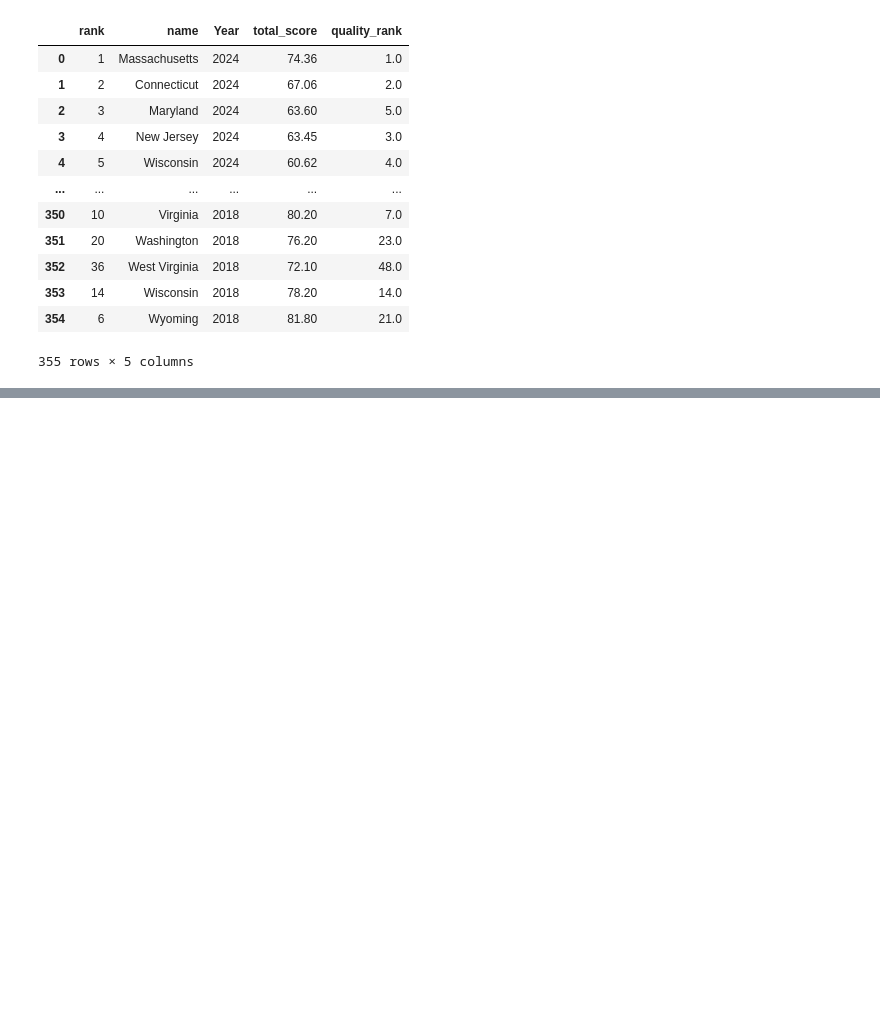
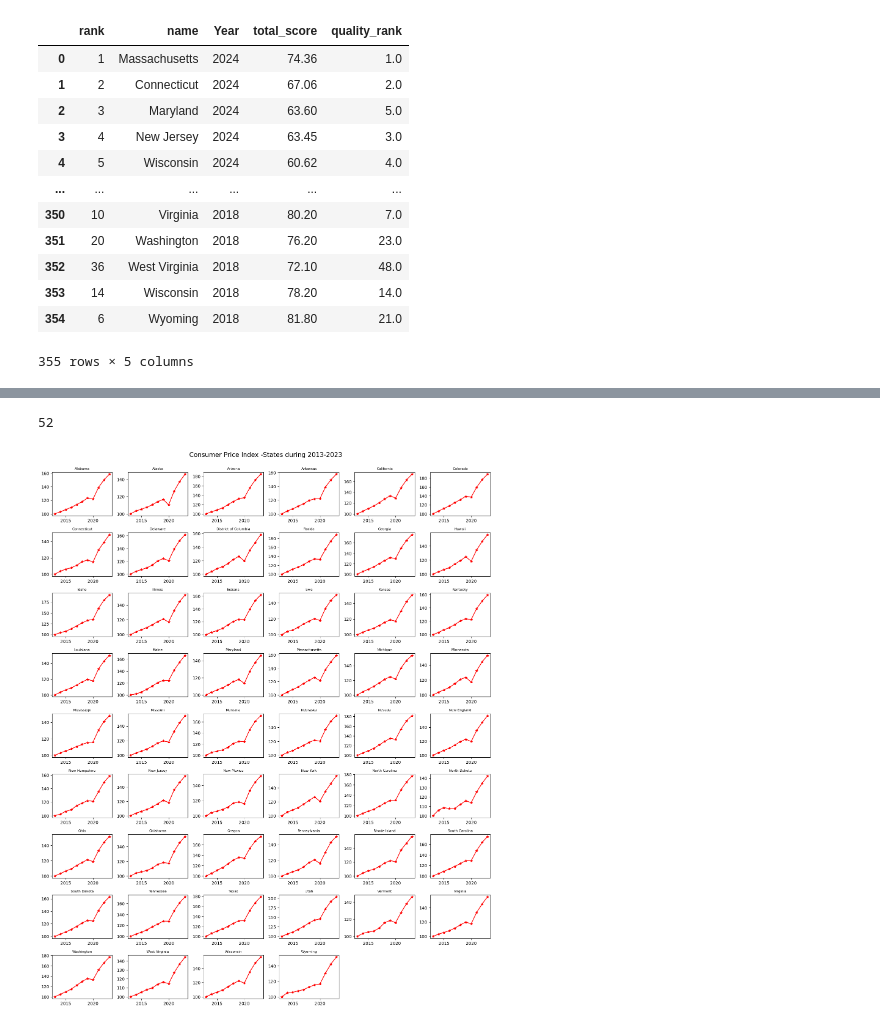
Before and after one commit to OBULI20/nss_capstone, a Jupyter notebook: notebook/Housing.ipynb, the cells around one changed output, grey strips where cells are left out. Cells and saved outputs as stored; diff of their text form; code cells hidden in the pictures; blank space fills up the shorter version.

```diff
--- a/notebook/Housing.ipynb
+++ b/notebook/Housing.ipynb
@@ -424,0 +435,6 @@ plt.show()
+# %%
+product_servies['all_expense']=product_servies.sum(axis=1)
+# %%
+cpi=commodity_price[['name','Region','Year']]
+cpi['all_expenses']=product_servies['all_expense']
+cpi
@@ -424,0 +477,4 @@ plt.show()
+# %%
+cpi_2 = cpi.sort_values(by=['name', 'Year'])
+cpi_2['base'] = cpi_2.groupby('name')['all_expenses'].transform('first')
+cpi_2
@@ -424,0 +495,3 @@ plt.show()
+# %%
+cpi_2['cpi']=((cpi_2.all_expenses/cpi_2.base)*100).round(2)
+cpi_2
@@ -424,0 +520,18 @@ plt.show()
+# %%
+cpi_2[cpi_2['Region']=='State'].name.nunique()
+# %% [output]
+52
+# %%
+plt.figure(figsize=(15, 20))
+cpi_3=cpi_2[cpi_2['Region']=='State']
+for i in cpi_3.name.unique().tolist():
+    x = np.array(cpi_3[cpi_3['name']==i]['Year'])
+    y = np.array(cpi_3[cpi_3['name']==i]['cpi'])
+    plt.subplot(10, 6,cpi_3.name.unique().tolist().index(i)+1)
+    plt.plot(x,y,color='red',marker='*')
+    plt.title(i,fontsize=8)
+plt.suptitle('Consumer Price Index -States during 2013-2023', fontsize=15, y=1)
+plt.tight_layout()
+plt.show()
+# %% [output]
+[figure, added]
```
Also changed, not shown: parts of 29 cells of this notebook, 5 other files.
